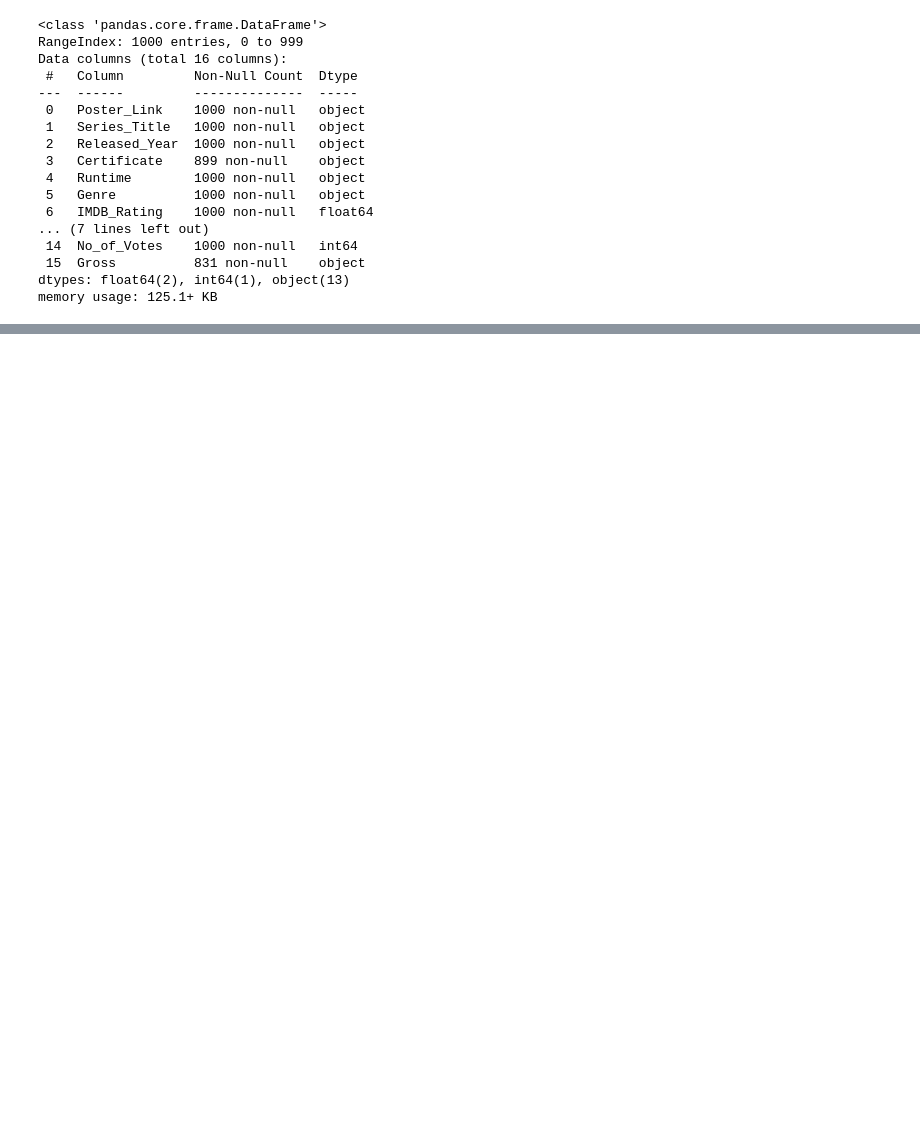
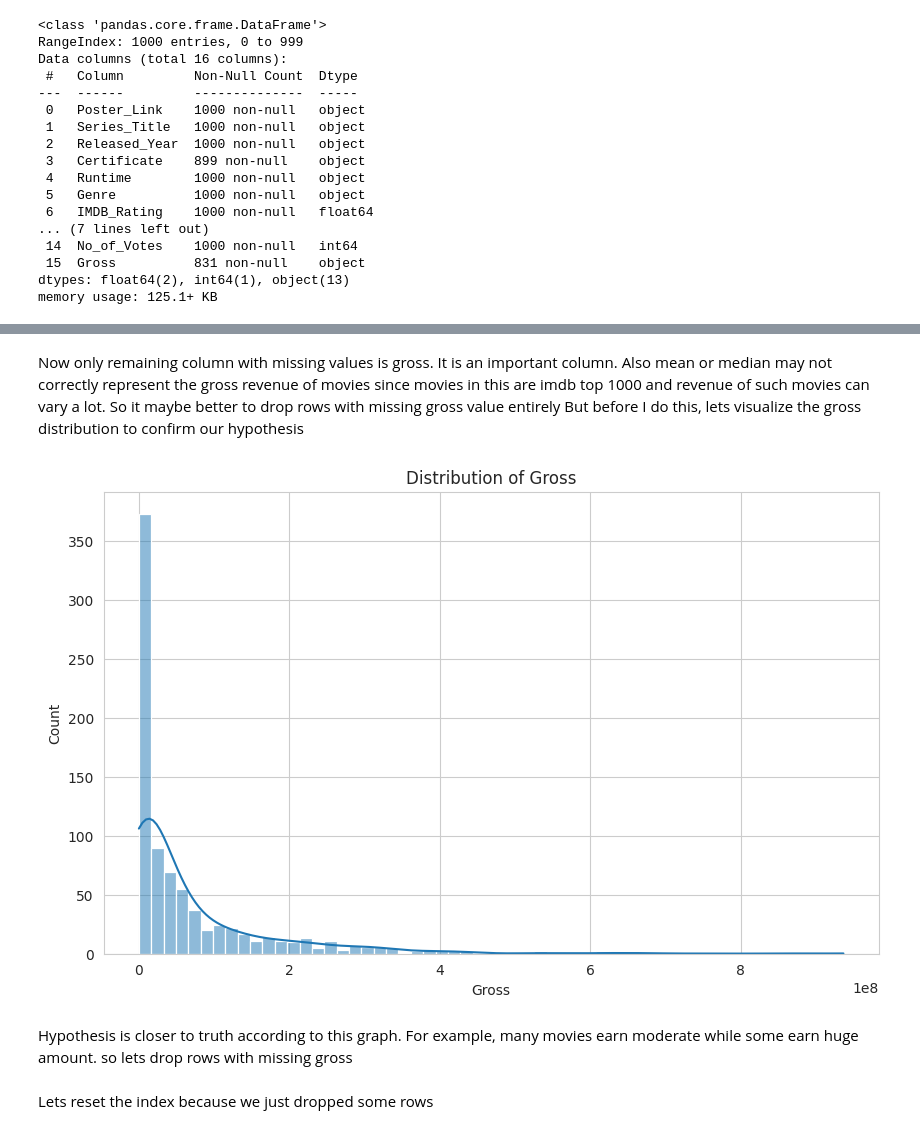
Before and after one commit to rahulkrishna-s/imdb-eda-notebooks, a Jupyter notebook: notebooks/imdb_eda.ipynb, the cells around one changed output, grey strips where cells are left out. Drawn from its saved outputs; the diff is of its cells as text; code cells hidden in the pictures; blank space fills up the shorter version.

```diff
--- a/notebooks/imdb_eda.ipynb
+++ b/notebooks/imdb_eda.ipynb
@@ -46,0 +133,2 @@ memory usage: 125.1+ KB
+# %%
+df['Meta_score'] = df['Meta_score'].fillna(df['Meta_score'].median())
@@ -46,0 +157,11 @@ memory usage: 125.1+ KB
+# %% [markdown]
+Now only remaining column with missing values is gross. It is an important column. Also mean or median may not correctly represent the gross revenue of movies since movies in this are imdb top 1000 and revenue of such movies can vary a lot. So it maybe better to drop rows with missing gross value entirely
+But before I do this, lets visualize the gross distribution to confirm our hypothesis
+# %%
+sns.histplot(df['Gross'], kde=True)
+plt.title('Distribution of Gross')
+plt.show()
+# %% [output]
+[figure, added]
+# %% [markdown]
+Hypothesis is closer to truth according to this graph. For example, many movies earn moderate while some earn huge amount. so lets drop rows with missing gross
@@ -46,0 +170,2 @@ memory usage: 125.1+ KB
+# %% [markdown]
+Lets reset the index because we just dropped some rows
```
Also changed, not shown: parts of 28 cells of this notebook.
